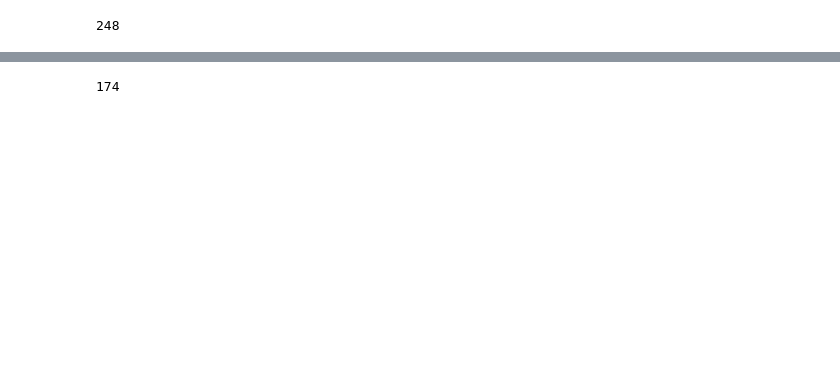
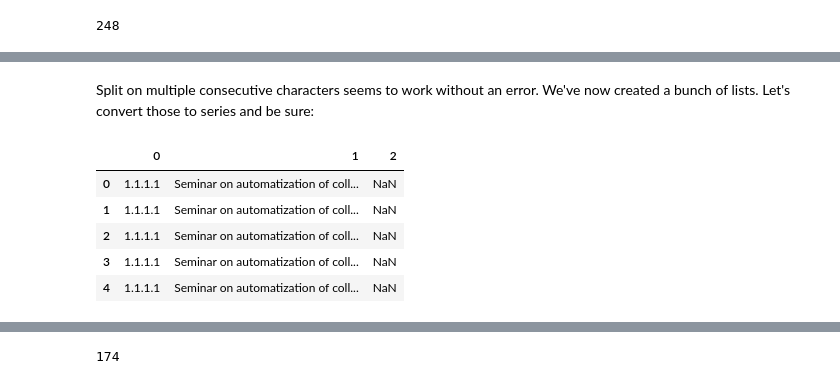
Before and after one commit to brownworth/DM19MD, a Jupyter notebook: Python/MD-9-ExcelData.ipynb, the cells around one changed output, grey strips where cells are left out. Drawn from its saved outputs; the diff is of its cells as text; code cells hidden in the pictures; blank space fills up the shorter version.

```diff
--- a/Python/MD-9-ExcelData.ipynb
+++ b/Python/MD-9-ExcelData.ipynb
@@ -40,0 +95,11 @@ np.count_nonzero(tkm_data.get('KA-Tags')['Key Activity'].unique())
+# %% [markdown]
+Split on multiple consecutive characters seems to work without an error. We've now created a bunch of lists. Let's convert those to series and be sure:
+# %%
+ka_tags['Key Activity'].str.split(' - ').apply(pd.Series).head()
+# %% [output]
+|  | 0 | 1 | 2 |
+| 0 | 1.1.1.1 | Seminar on automatization of coll... | NaN |
+| 1 | 1.1.1.1 | Seminar on automatization of coll... | NaN |
+| 2 | 1.1.1.1 | Seminar on automatization of coll... | NaN |
+| 3 | 1.1.1.1 | Seminar on automatization of coll... | NaN |
+| 4 | 1.1.1.1 | Seminar on automatization of coll... | NaN |
```
Also changed, not shown: parts of 31 cells of this notebook, 1 other file.
